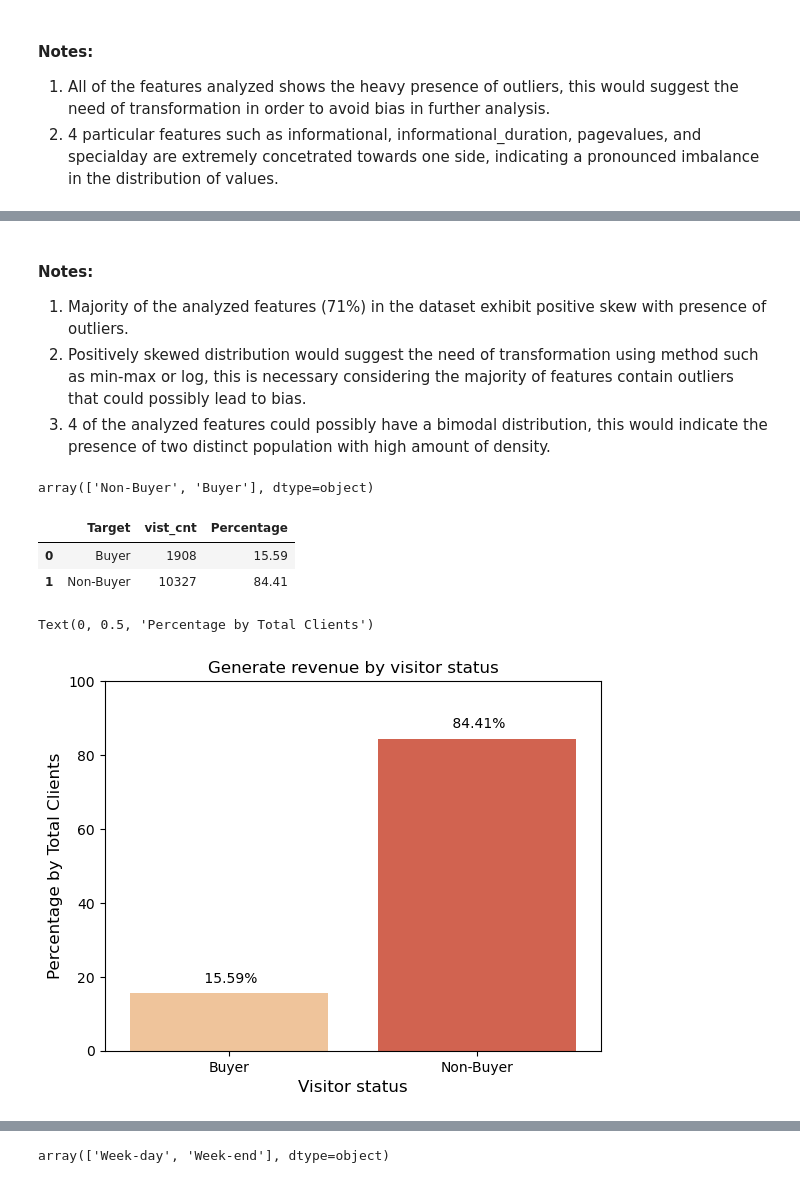
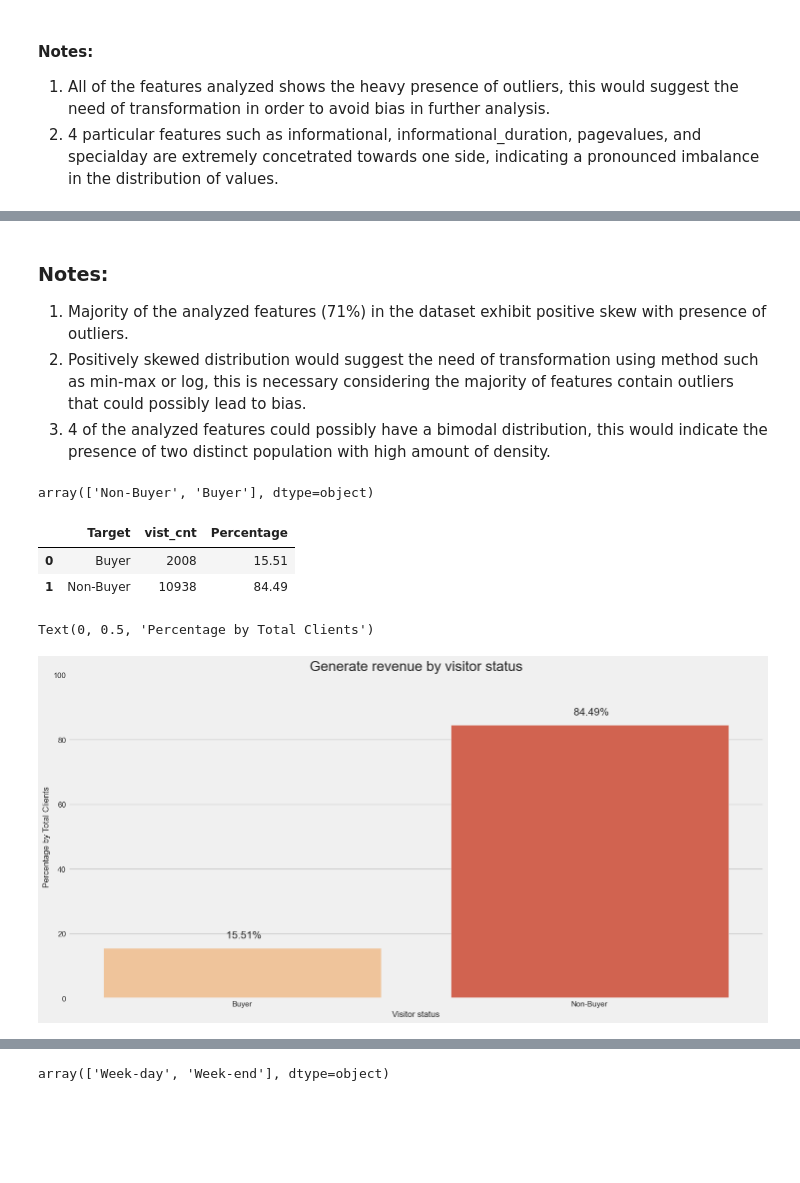
Before and after one commit to UrsaG7/E-commerce-Online-Shopping-Behavior, a Jupyter notebook: Final_project_rakamin_n.ipynb, the cells around one changed output, grey strips where cells are left out. Saved outputs shown, nothing was run; the diff lists cells and outputs as text; code cells hidden in the pictures; blank space fills up the shorter version.

```diff
--- a/Final_project_rakamin_n.ipynb
+++ b/Final_project_rakamin_n.ipynb
@@ -24,6 +28,11 @@ pd.set_option('display.max_columns', None)
 
 #display all row
 pd.set_option('display.max_rows', None)
+# %%
+sns.set(rc={'figure.figsize':(16,8)})
+sns.set_style("whitegrid")
+sns.color_palette("dark")
+plt.style.use("fivethirtyeight")
 # %%
 df_ecom = pd.read_csv(r'D:\Dataset\Final_project\dataset.csv')
 # %%
@@ -146,14 +87,0 @@ df_ecom.duplicated().sum()
-# %%
-# the missing values in columns 'Administrative','Administrative_Duration','ProductRelated_Duration' is replaced by 0.
-# the assumptions is visitor did not visit administrative page, thus result in 0 seconds spent on the page.
-# and the visitor did not spent time browsing through product related page thus result in 0 seconds spent on the page.
-for col in ['Administrative','Administrative_Duration','ProductRelated_Duration']:
-    df_ecom[col] = df_ecom[col].fillna(0)
-# %%
-# the column BounceRates is replaced by it's average values
-# this is done because the mean and std doesn't have much difference in values.
-# which could also mean lack of outliers
-df_ecom['BounceRates'] = df_ecom['BounceRates'].fillna(df_ecom['BounceRates'].mean())
-
-# the column OperatingSystems is replaced by it's most frequent value
-df_ecom['OperatingSystems'] = df_ecom['OperatingSystems'].fillna(df_ecom['OperatingSystems'].mode().loc[0])
@@ -184,4 +87,0 @@ dtype: int64
-# %%
-unn_col = ['OperatingSystems', 'Browser']
-for col in unn_col:
-    df_ecom.drop(columns=col, axis=1, inplace=True)
@@ -252,5 +133,5 @@ plt.show()
 # %% [markdown]
-#### Notes:
+### Notes:
 1. Majority of the analyzed features (71%) in the dataset exhibit positive skew with presence of outliers.
 2. Positively skewed distribution would suggest the need of transformation using method such as min-max or log, this is necessary considering the majority of features contain outliers that could possibly lead to bias.
 3. 4 of the analyzed features could possibly have a bimodal distribution, this would indicate the presence of two distinct population with high amount of density.
@@ -268,21 +149,21 @@ df_target_grp['Percentage'] = round(df_target_grp['vist_cnt']/df_target_grp['vis
 df_target_grp
 # %% [output]
 |  | Target | vist_cnt | Percentage |
-| 0 | Buyer | 1908 | 15.59 |
-| 1 | Non-Buyer | 10327 | 84.41 |
+| 0 | Buyer | 2008 | 15.51 |
+| 1 | Non-Buyer | 10938 | 84.49 |
 # %%
 # Create barplot for Target
 ax_diff = sns.barplot(x='Target', y='Percentage', data=df_target_grp, palette='OrRd')
 
-pt.get_text(ax_diff,2,4)
+pt.get_text(ax_diff,2,4, 15)
 
 # Formatting plot
 plt.ylim(0, 100)
 
 plt.title('Generate revenue by visitor status')
 plt.xlabel('Visitor status',fontsize=12)
 plt.ylabel('Percentage by Total Clients',fontsize=12)
 # %% [output]
 Text(0, 0.5, 'Percentage by Total Clients')
-[figure, old version]
+[figure, new version]
 # %% [markdown]
```
Also changed, not shown: parts of 165 cells of this notebook, 1 other file.
